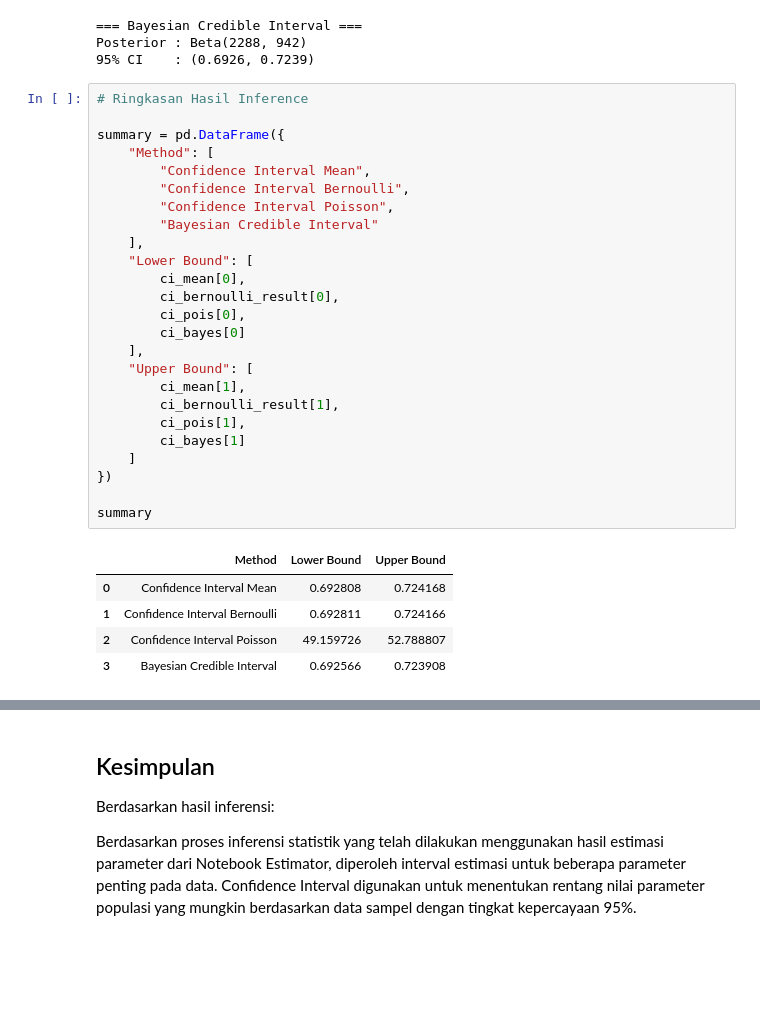
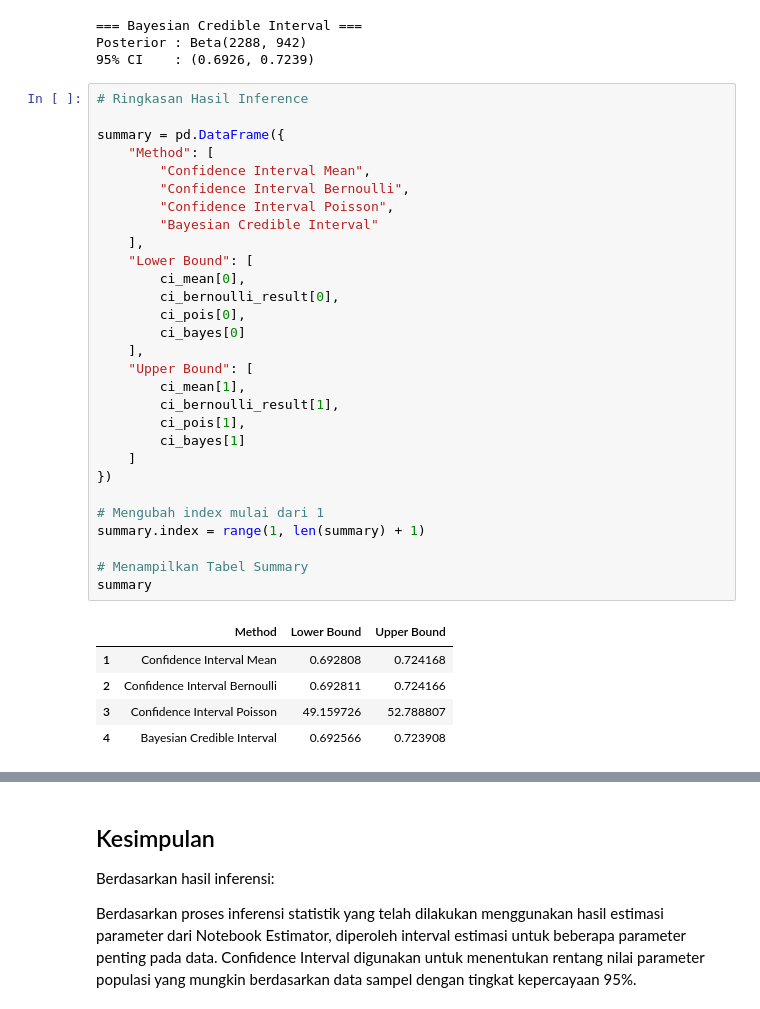
Before and after one commit to DRNCW/stat-audit-pandas-Tim7--sti-2025, a Jupyter notebook: Notebooks/03_confidence_interval.ipynb, the cells around one changed output, grey strips where cells are left out. Saved outputs shown, nothing was run; the diff lists cells and outputs as text; blank space fills up the shorter version.

```diff
--- a/Notebooks/03_confidence_interval.ipynb
+++ b/Notebooks/03_confidence_interval.ipynb
@@ -151,31 +151,35 @@ Posterior : Beta(2288, 942)
 # %%
 # Ringkasan Hasil Inference
 
 summary = pd.DataFrame({
     "Method": [
         "Confidence Interval Mean",
         "Confidence Interval Bernoulli",
         "Confidence Interval Poisson",
         "Bayesian Credible Interval"
     ],
     "Lower Bound": [
         ci_mean[0],
         ci_bernoulli_result[0],
         ci_pois[0],
         ci_bayes[0]
     ],
     "Upper Bound": [
         ci_mean[1],
         ci_bernoulli_result[1],
         ci_pois[1],
         ci_bayes[1]
     ]
 })
 
+# Mengubah index mulai dari 1
+summary.index = range(1, len(summary) + 1)
+
+# Menampilkan Tabel Summary
 summary
 # %% [output]
 |  | Method | Lower Bound | Upper Bound |
-| 0 | Confidence Interval Mean | 0.692808 | 0.724168 |
-| 1 | Confidence Interval Bernoulli | 0.692811 | 0.724166 |
-| 2 | Confidence Interval Poisson | 49.159726 | 52.788807 |
-| 3 | Bayesian Credible Interval | 0.692566 | 0.723908 |
+| 1 | Confidence Interval Mean | 0.692808 | 0.724168 |
+| 2 | Confidence Interval Bernoulli | 0.692811 | 0.724166 |
+| 3 | Confidence Interval Poisson | 49.159726 | 52.788807 |
+| 4 | Bayesian Credible Interval | 0.692566 | 0.723908 |
```
Also changed, not shown: parts of 6 cells of this notebook.
